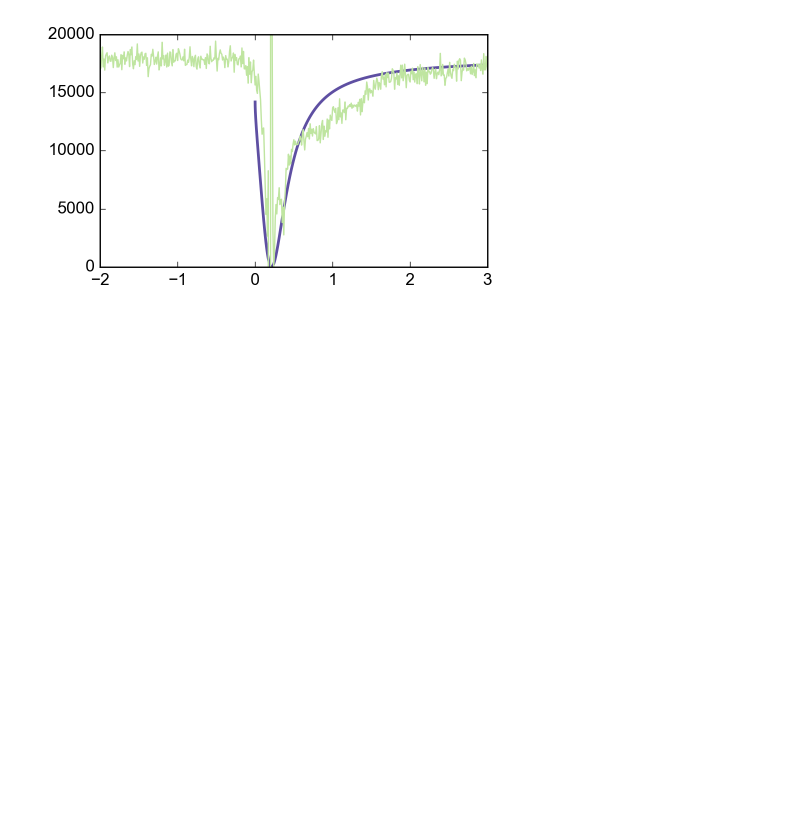
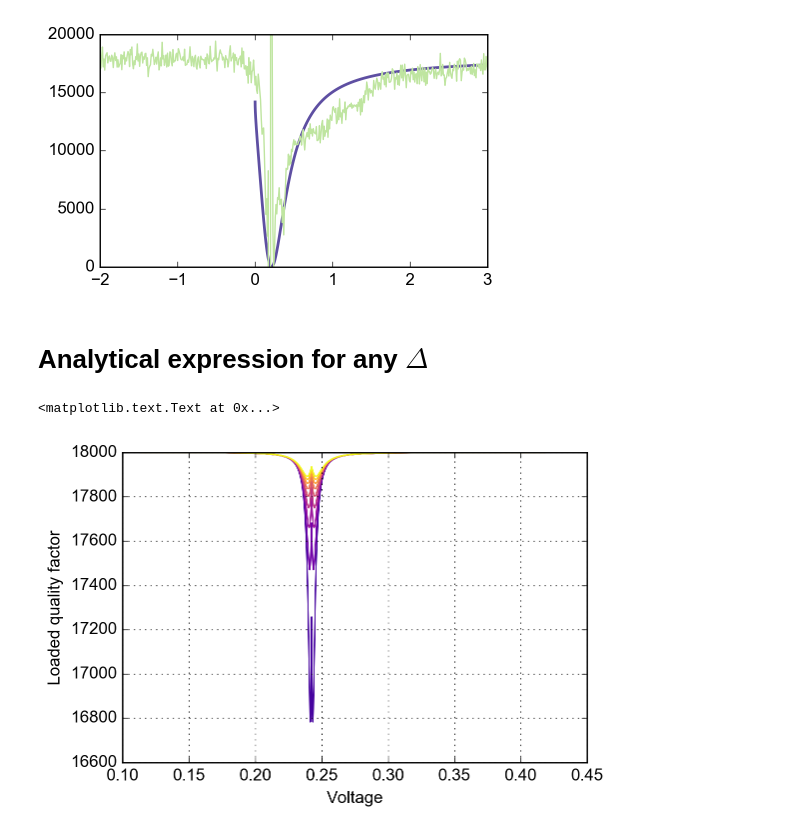
Before and after one commit to gkoolstra/ipython-notebooks, a Jupyter notebook: 20170609 - Q vs voltage explained.ipynb, the cells around one changed output. Drawn from its saved outputs; the diff is of its cells as text; code cells hidden in the pictures; blank space fills up the shorter version.

```diff
--- a/20170609 - Q vs voltage explained.ipynb
+++ b/20170609 - Q vs voltage explained.ipynb
@@ -209,3 +211,50 @@ plt.xlim(-2, 3)
 # %% [output]
 (-2, 3)
 [figure]
+# %% [markdown]
+# Analytical expression for any $\Delta$
+# %%
+def sintheta(n, g, delta):
+    return np.sin(0.5*np.arctan(2*g*np.sqrt(n)/delta))
+
+def costheta(n, g, delta):
+    return np.cos(0.5*np.arctan(2*g*np.sqrt(n)/delta))
+
+gs = 5E6
+Q0 = 18E3
+f0 = 6.40E9
+kappa = f0/Q0
+n_ph = np.arange(0, 20, 2)
+
+def omegae2volts(f_array, f_electron_1V=15E9):
+    return f_array**2/(f_electron_1V**2)
+
+delta = np.linspace(-2E9, 2E9, 5E4)
+f_e = delta+f0
+volts = omegae2volts(f_e, f_electron_1V=13E9)
+
+plt.figure()
+common.configure_axes(12)
+from mpltools import color
+color.cycle_cmap(len(ns), cmap=plt.cm.plasma)
+
+# for g in gs:
+for n in n_ph:
+    gamma_k = kappa * np.abs(np.sqrt(n) * sintheta(n, g, delta) * costheta(n-1, g, delta) - \
+                            np.sqrt(n-1) * sintheta(n-1, g, delta) * costheta(n, g, delta))**2
+
+    Ql = 1/(gamma_k/f0 + 1/Q0)
+    plt.plot(volts, Ql, label="$n_\mathrm{ph}=$%d"%n)
+
+#     plt.plot(delta/1E9, Ql, label="$n_\mathrm{ph}=$%d"%n)s
+
+plt.grid()
+# plt.xlim(np.min(delta/1E9), np.max(delta/1E9))
+#plt.xlabel("$\Delta/2\pi$ (GHz)")
+plt.xlabel("Voltage")
+plt.ylabel("Loaded quality factor")
+# plt.legend(loc=0, prop={"size" : 10}, frameon=False)
+# plt.plot(delta/1E9, f0/((g/delta)**2 * kappa), '--k')
+# %% [output]
+<matplotlib.text.Text at 0x...>
+[figure, added]
```
Also changed, not shown: parts of 2 cells of this notebook, 9 other files.
